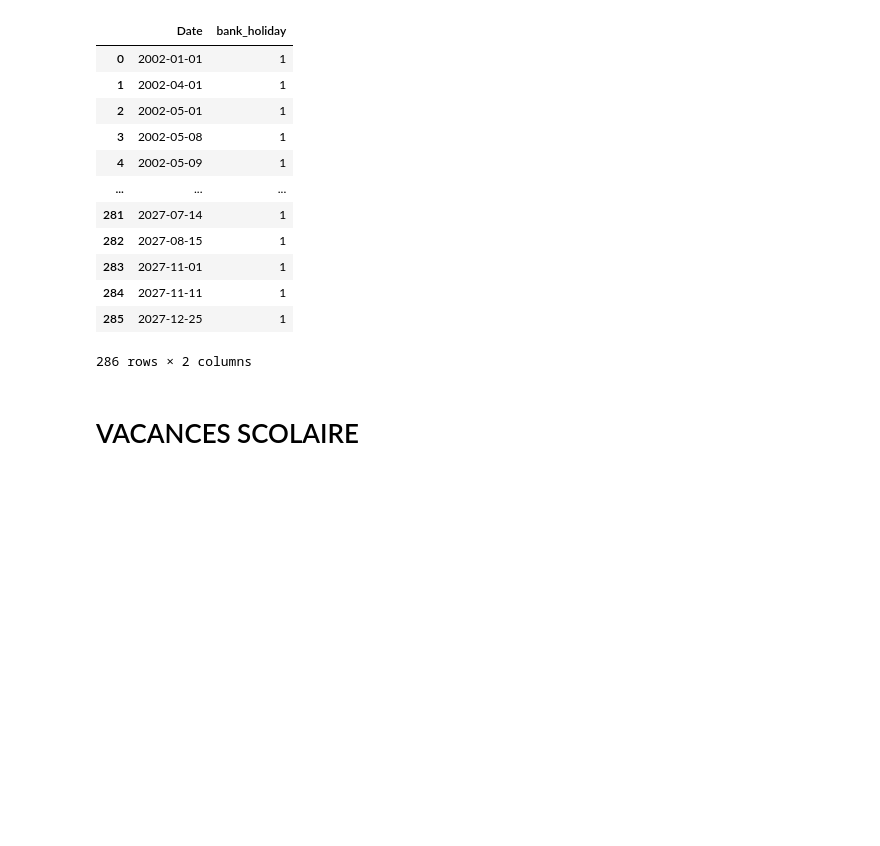
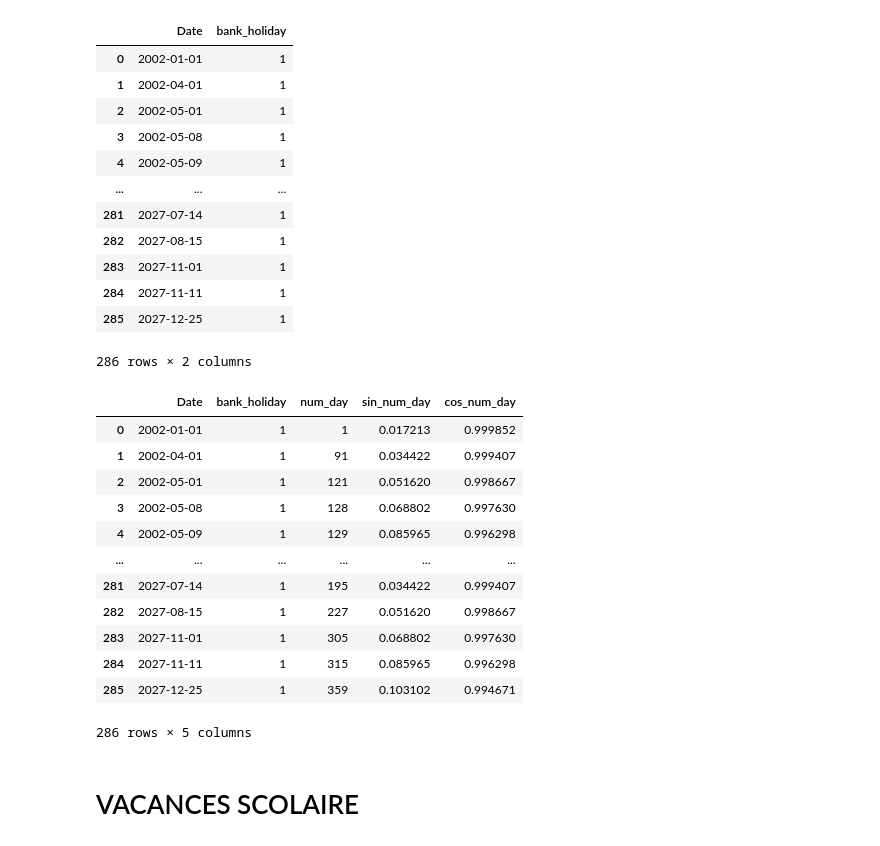
Before and after one commit to thomasbordier/forecast_energy_consumption, a Jupyter notebook: notebooks/data_preparation.ipynb, the cells around one changed output. Cells and saved outputs as stored; diff of their text form; code cells hidden in the pictures; blank space fills up the shorter version.

```diff
--- a/notebooks/data_preparation.ipynb
+++ b/notebooks/data_preparation.ipynb
@@ -148,6 +149,25 @@ df_ferie
 | 284 | 2027-11-11 | 1 |
 | 285 | 2027-12-25 | 1 |
 286 rows × 2 columns
+# %%
+df_ferie['num_day'] = df_ferie['Date'].apply(lambda x : x.timetuple().tm_yday)
+df_ferie['sin_num_day'] = np.sin(2*np.pi*df_weather.week_day/365)
+df_ferie['cos_num_day'] = np.cos(2*np.pi*df_weather.week_day/365)
+df_ferie
+# %% [output]
+|  | Date | bank_holiday | num_day | sin_num_day | cos_num_day |
+| 0 | 2002-01-01 | 1 | 1 | 0.017213 | 0.999852 |
+| 1 | 2002-04-01 | 1 | 91 | 0.034422 | 0.999407 |
+| 2 | 2002-05-01 | 1 | 121 | 0.051620 | 0.998667 |
+| 3 | 2002-05-08 | 1 | 128 | 0.068802 | 0.997630 |
+| 4 | 2002-05-09 | 1 | 129 | 0.085965 | 0.996298 |
+| ... | ... | ... | ... | ... | ... |
+| 281 | 2027-07-14 | 1 | 195 | 0.034422 | 0.999407 |
+| 282 | 2027-08-15 | 1 | 227 | 0.051620 | 0.998667 |
+| 283 | 2027-11-01 | 1 | 305 | 0.068802 | 0.997630 |
+| 284 | 2027-11-11 | 1 | 315 | 0.085965 | 0.996298 |
+| 285 | 2027-12-25 | 1 | 359 | 0.103102 | 0.994671 |
+286 rows × 5 columns
 # %% [markdown]
 # VACANCES SCOLAIRE
 # %%
```
Also changed, not shown: parts of 3 cells of this notebook, 2 other files.
